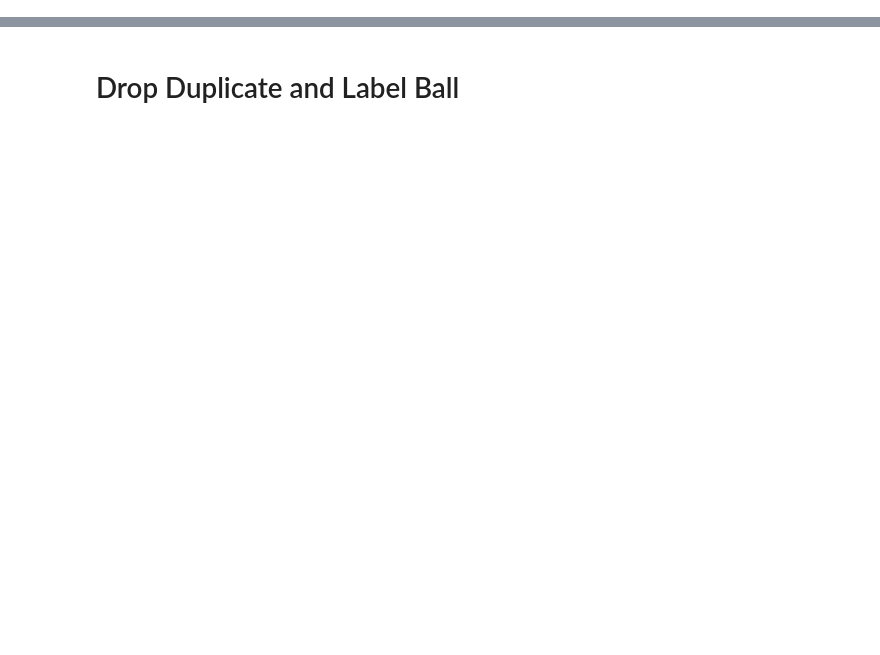
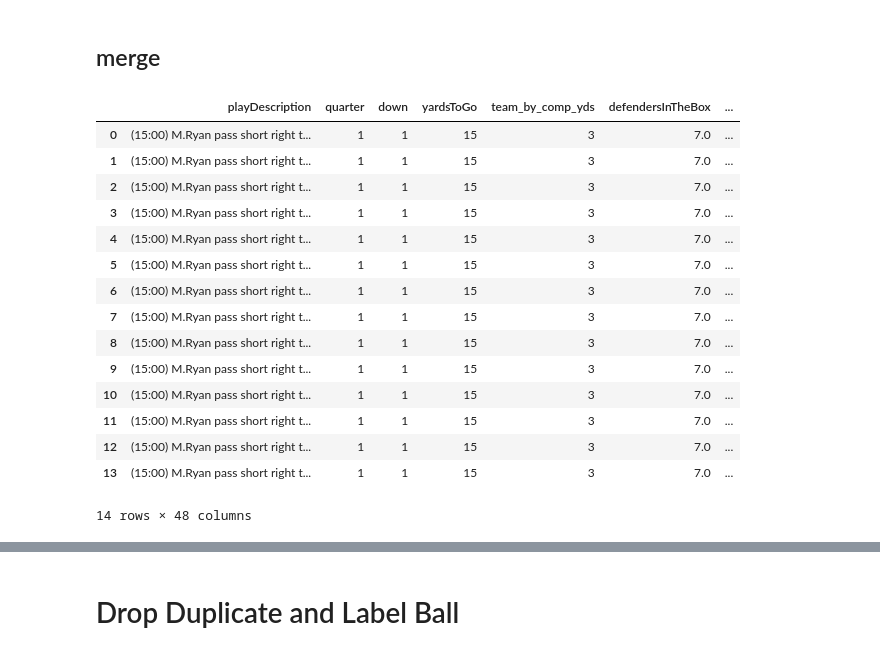
Before and after one commit to Fourth-and-Four/NFL-Big-Data-Bowl-2021, a Jupyter notebook: gn_phase2.ipynb, the cells around one changed output, grey strips where cells are left out. Drawn from its saved outputs; the diff is of its cells as text; code cells hidden in the pictures; blank space fills up the shorter version.

```diff
--- a/gn_phase2.ipynb
+++ b/gn_phase2.ipynb
@@ -8,0 +185,2 @@ import matplotlib.pyplot as plt
+# %% [markdown]
+## merge
@@ -8,0 +192,20 @@ import matplotlib.pyplot as plt
+# %%
+#testing to see if new result matches old result
+df[df.playid == '201809060075']
+# %% [output]
+|  | playDescription | quarter | down | yardsToGo | team_by_comp_yds | defendersInTheBox | ... |
+| 0 | (15:00) M.Ryan pass short right t... | 1 | 1 | 15 | 3 | 7.0 | ... |
+| 1 | (15:00) M.Ryan pass short right t... | 1 | 1 | 15 | 3 | 7.0 | ... |
+| 2 | (15:00) M.Ryan pass short right t... | 1 | 1 | 15 | 3 | 7.0 | ... |
+| 3 | (15:00) M.Ryan pass short right t... | 1 | 1 | 15 | 3 | 7.0 | ... |
+| 4 | (15:00) M.Ryan pass short right t... | 1 | 1 | 15 | 3 | 7.0 | ... |
+| 5 | (15:00) M.Ryan pass short right t... | 1 | 1 | 15 | 3 | 7.0 | ... |
+| 6 | (15:00) M.Ryan pass short right t... | 1 | 1 | 15 | 3 | 7.0 | ... |
+| 7 | (15:00) M.Ryan pass short right t... | 1 | 1 | 15 | 3 | 7.0 | ... |
+| 8 | (15:00) M.Ryan pass short right t... | 1 | 1 | 15 | 3 | 7.0 | ... |
+| 9 | (15:00) M.Ryan pass short right t... | 1 | 1 | 15 | 3 | 7.0 | ... |
+| 10 | (15:00) M.Ryan pass short right t... | 1 | 1 | 15 | 3 | 7.0 | ... |
+| 11 | (15:00) M.Ryan pass short right t... | 1 | 1 | 15 | 3 | 7.0 | ... |
+| 12 | (15:00) M.Ryan pass short right t... | 1 | 1 | 15 | 3 | 7.0 | ... |
+| 13 | (15:00) M.Ryan pass short right t... | 1 | 1 | 15 | 3 | 7.0 | ... |
+14 rows × 48 columns
```
Also changed, not shown: parts of 80 cells of this notebook.
